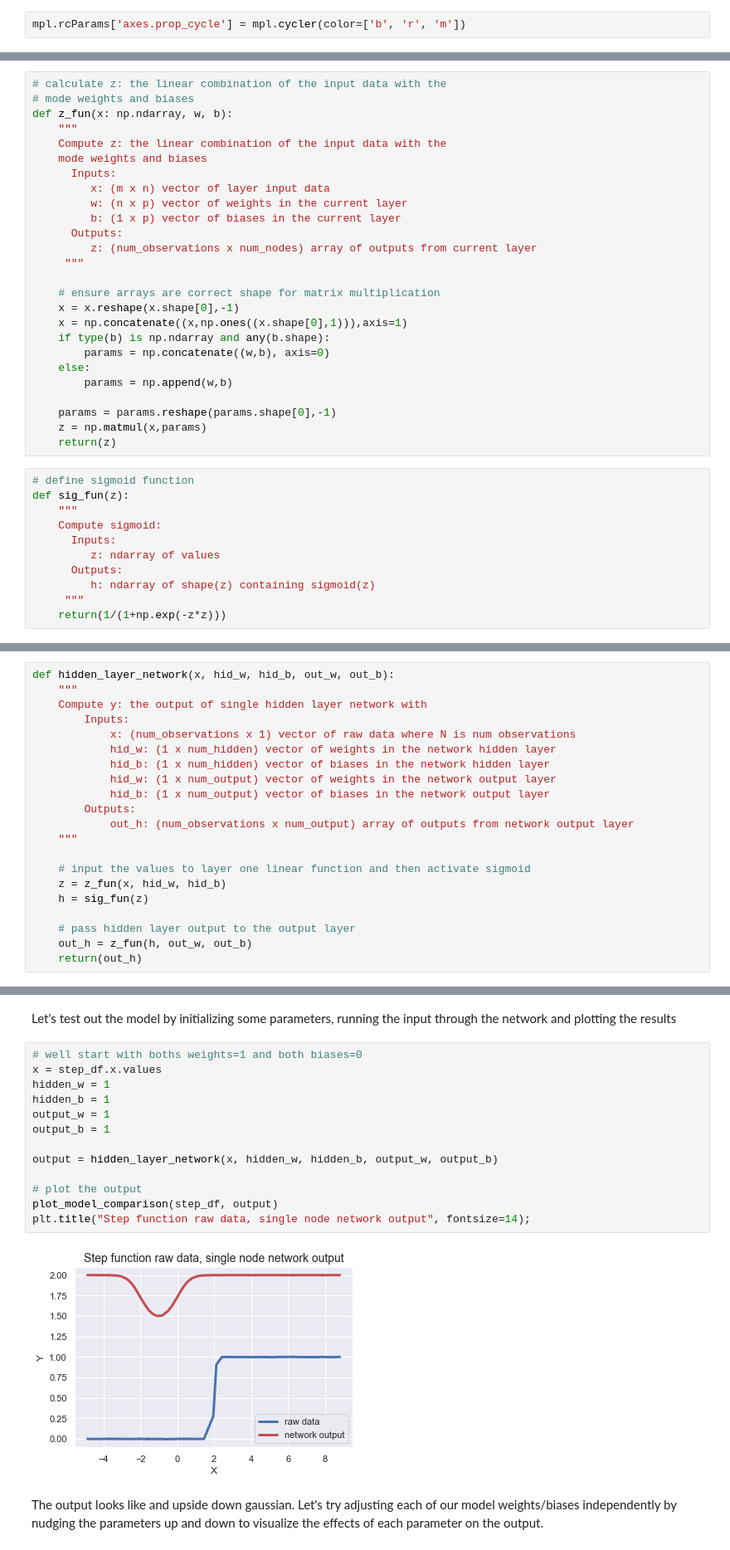
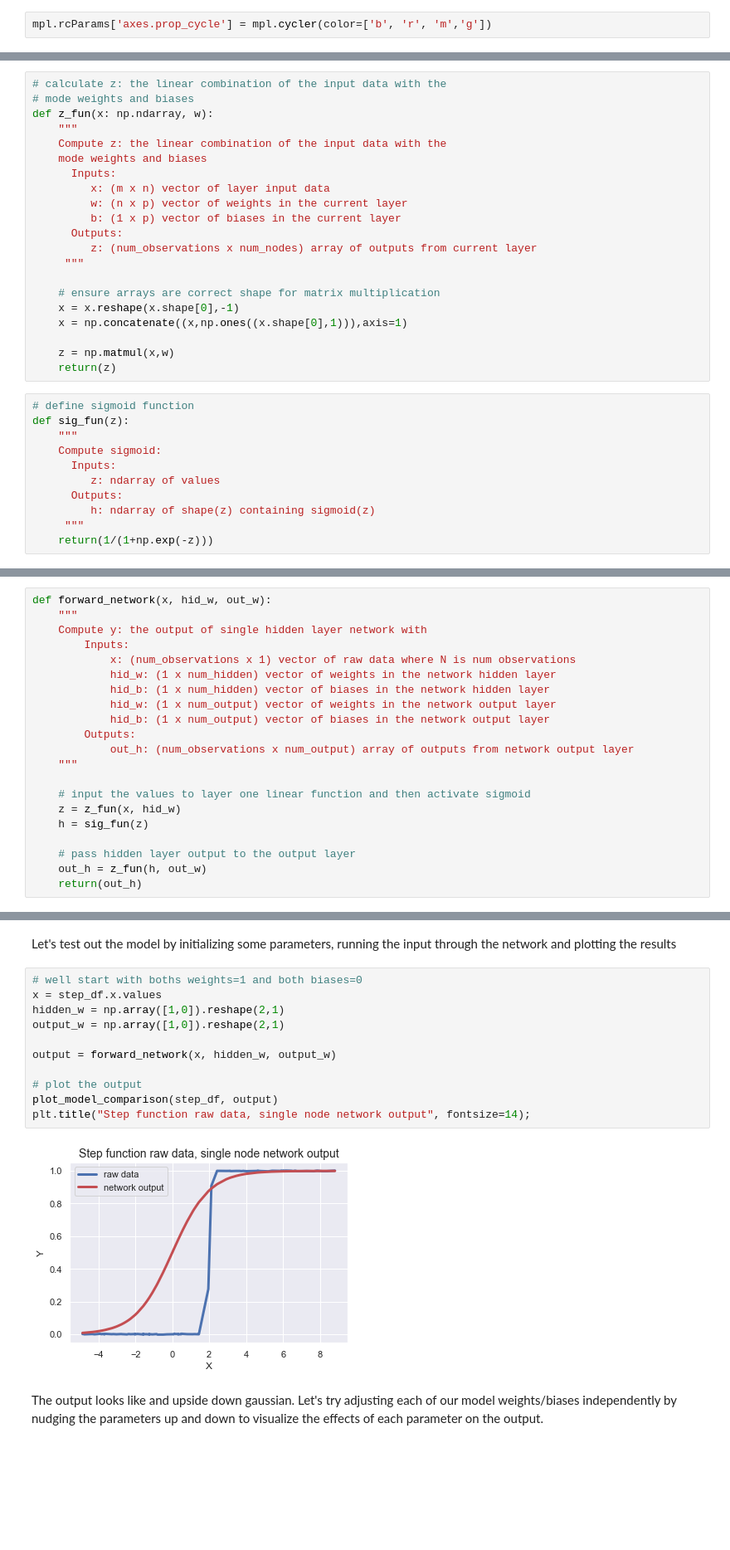
Before and after one commit to werkhoven/CS109_notebooks, a Jupyter notebook: HW6/cs109a_hw6_109.ipynb, the cells around one changed output, grey strips where cells are left out. Shown at 83% size. Saved outputs shown, nothing was run; the diff lists cells and outputs as text; blank space fills up the shorter version.

```diff
--- a/HW6/cs109a_hw6_109.ipynb
+++ b/HW6/cs109a_hw6_109.ipynb
@@ -51,7 +51,7 @@ from sklearn.metrics import mean_squared_error
 from sklearn.model_selection import train_test_split
 from IPython.display import display
 # %%
-mpl.rcParams['axes.prop_cycle'] = mpl.cycler(color=['b', 'r', 'm'])
+mpl.rcParams['axes.prop_cycle'] = mpl.cycler(color=['b', 'r', 'm','g'])
 # %% [markdown]
 <div class="theme"> Overview </div>
 
@@ -131,7 +131,7 @@ We can start by defining functions for our linear and sigmoid functions.
 # %%
 # calculate z: the linear combination of the input data with the
 # mode weights and biases
-def z_fun(x: np.ndarray, w, b):
+def z_fun(x: np.ndarray, w):
     """
     Compute z: the linear combination of the input data with the
     mode weights and biases
@@ -146,13 +146,8 @@ def z_fun(x: np.ndarray, w, b):
     # ensure arrays are correct shape for matrix multiplication
     x = x.reshape(x.shape[0],-1)
     x = np.concatenate((x,np.ones((x.shape[0],1))),axis=1)
-    if type(b) is np.ndarray and any(b.shape):
-        params = np.concatenate((w,b), axis=0)
-    else:
-        params = np.append(w,b)
 
-    params = params.reshape(params.shape[0],-1)
-    z = np.matmul(x,params)
+    z = np.matmul(x,w)
     return(z)
 # %%
 # define sigmoid function
@@ -164,11 +159,11 @@ def sig_fun(z):
       Outputs:
          h: ndarray of shape(z) containing sigmoid(z)
      """
-    return(1/(1+np.exp(-z*z)))
+    return(1/(1+np.exp(-z)))
 # %% [markdown]
 There is no need to define a separate linear output function, as we can just repurpose `z_fun` above for the output as well. Now we can define a single function to to run a single iteration of the network.
 # %%
-def hidden_layer_network(x, hid_w, hid_b, out_w, out_b):
+def forward_network(x, hid_w, out_w):
     """
     Compute y: the output of single hidden layer network with
         Inputs:
@@ -182,11 +177,11 @@ def hidden_layer_network(x, hid_w, hid_b, out_w, out_b):
     """
 
     # input the values to layer one linear function and then activate sigmoid
-    z = z_fun(x, hid_w, hid_b)
+    z = z_fun(x, hid_w)
     h = sig_fun(z)
 
     # pass hidden layer output to the output layer
-    out_h = z_fun(h, out_w, out_b)
+    out_h = z_fun(h, out_w)
     return(out_h)
 # %% [markdown]
 To evaluate the models performance, we should define a function to compare the models response var to the true response.
@@ -202,18 +197,16 @@ Let's test out the model by initializing some parameters, running the input thro
 # %%
 # well start with boths weights=1 and both biases=0
 x = step_df.x.values
-hidden_w = 1
-hidden_b = 1
-output_w = 1
-output_b = 1
+hidden_w = np.array([1,0]).reshape(2,1)
+output_w = np.array([1,0]).reshape(2,1)
 
-output = hidden_layer_network(x, hidden_w, hidden_b, output_w, output_b)
+output = forward_network(x, hidden_w, output_w)
 
 # plot the output
 plot_model_comparison(step_df, output)
 plt.title("Step function raw data, single node network output", fontsize=14);
 # %% [output]
-[figure, old version]
+[figure, new version]
 # %% [markdown]
 The output looks like and upside down gaussian. Let's try adjusting each of our model weights/biases independently by nudging the parameters up and down to visualize the effects of each parameter on the output.
 # %%
```
Also changed, not shown: parts of 47 cells of this notebook.
